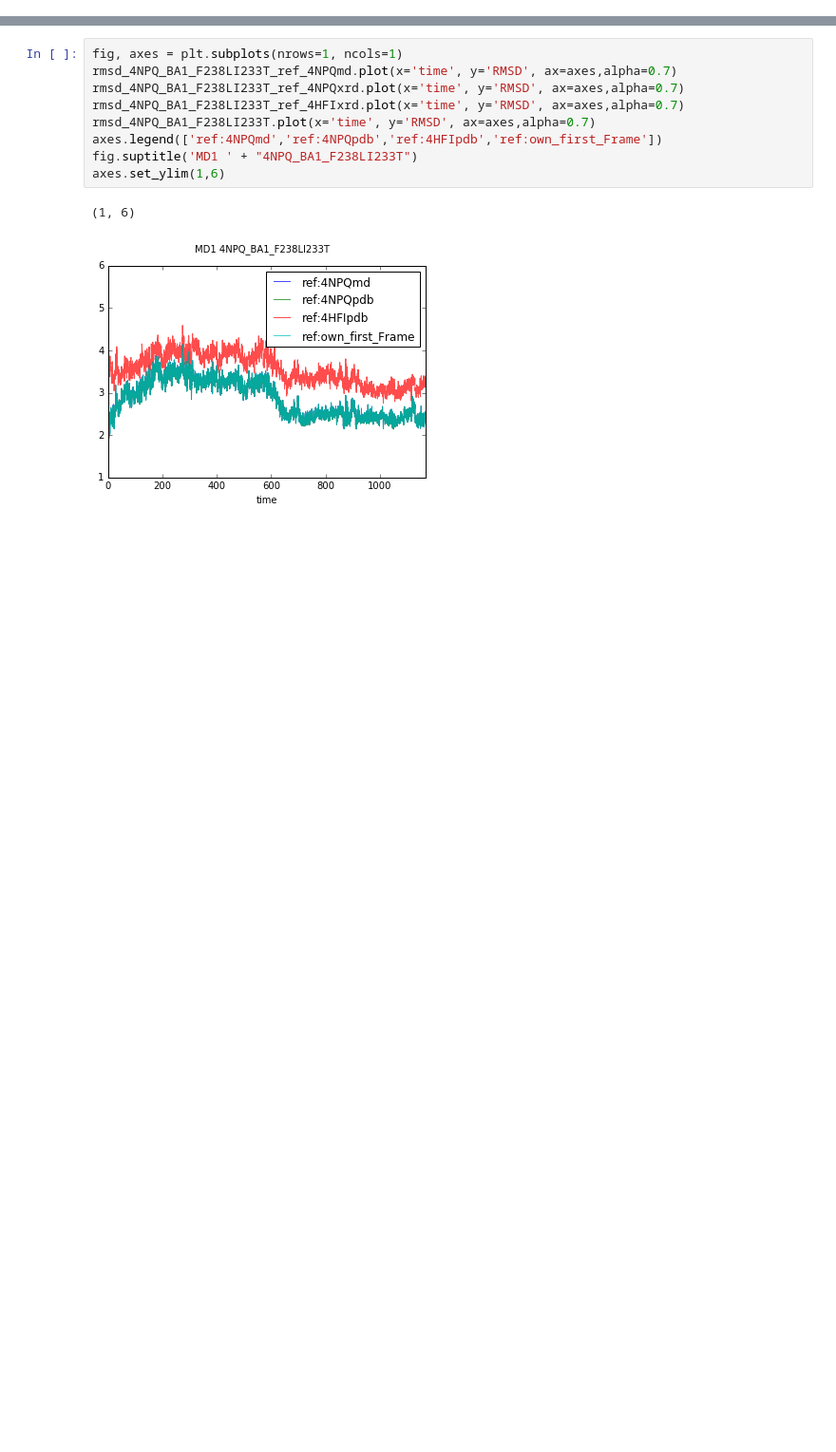
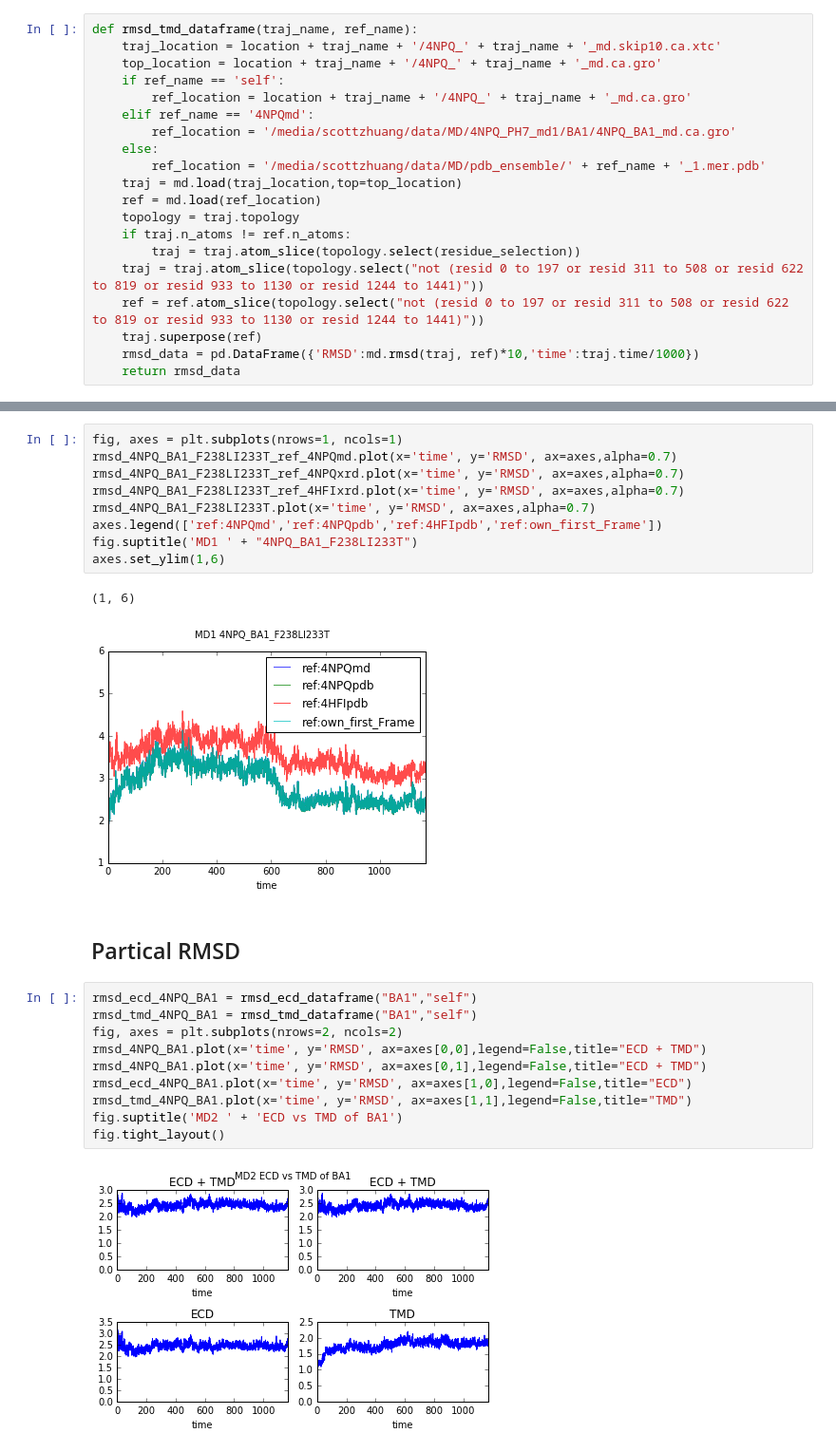
Before and after one commit to chemlove/md_data_analysis, a Jupyter notebook: MD1_RMSD_mdtraj.ipynb, the cells around one changed output, grey strips where cells are left out. Shown at 95% size. Drawn from its saved outputs; the diff is of its cells as text; blank space fills up the shorter version.

Commit message:
partial rmsd

```diff
--- a/MD1_RMSD_mdtraj.ipynb
+++ b/MD1_RMSD_mdtraj.ipynb
@@ -16,3 +36,23 @@ location = '/media/scottzhuang/data/MD/4NPQ_PH7_md1/'
+# %%
+def rmsd_tmd_dataframe(traj_name, ref_name):
+    traj_location = location + traj_name + '/4NPQ_' + traj_name + '_md.skip10.ca.xtc'
+    top_location = location + traj_name + '/4NPQ_' + traj_name + '_md.ca.gro'
+    if ref_name == 'self':
+        ref_location = location + traj_name + '/4NPQ_' + traj_name + '_md.ca.gro'
+    elif ref_name == '4NPQmd':
+        ref_location = '/media/scottzhuang/data/MD/4NPQ_PH7_md1/BA1/4NPQ_BA1_md.ca.gro'
+    else:
+        ref_location = '/media/scottzhuang/data/MD/pdb_ensemble/' + ref_name + '_1.mer.pdb'
+    traj = md.load(traj_location,top=top_location)
+    ref = md.load(ref_location)
+    topology = traj.topology
+    if traj.n_atoms != ref.n_atoms:
+        traj = traj.atom_slice(topology.select(residue_selection))
+    traj = traj.atom_slice(topology.select("not (resid 0 to 197 or resid 311 to 508 or resid 622 to 819 or resid 933 to 1130 or resid 1244 to 1441)"))
+    ref = ref.atom_slice(topology.select("not (resid 0 to 197 or resid 311 to 508 or resid 622 to 819 or resid 933 to 1130 or resid 1244 to 1441)"))
+    traj.superpose(ref)
+    rmsd_data = pd.DataFrame({'RMSD':md.rmsd(traj, ref)*10,'time':traj.time/1000})
+    return rmsd_data
 # %%
 def rmsd_dataframe(traj_name, ref_name):
     traj_location = location + traj_name + '/4NPQ_' + traj_name + '_md.skip10.ca.xtc'
@@ -232,3 +272,17 @@ axes.set_ylim(1,6)
 # %% [output]
 (1, 6)
 [figure]
+# %% [markdown]
+## Partical RMSD
+# %%
+rmsd_ecd_4NPQ_BA1 = rmsd_ecd_dataframe("BA1","self")
+rmsd_tmd_4NPQ_BA1 = rmsd_tmd_dataframe("BA1","self")
+fig, axes = plt.subplots(nrows=2, ncols=2)
+rmsd_4NPQ_BA1.plot(x='time', y='RMSD', ax=axes[0,0],legend=False,title="ECD + TMD")
+rmsd_4NPQ_BA1.plot(x='time', y='RMSD', ax=axes[0,1],legend=False,title="ECD + TMD")
+rmsd_ecd_4NPQ_BA1.plot(x='time', y='RMSD', ax=axes[1,0],legend=False,title="ECD")
+rmsd_tmd_4NPQ_BA1.plot(x='time', y='RMSD', ax=axes[1,1],legend=False,title="TMD")
+fig.suptitle('MD2 ' + 'ECD vs TMD of BA1')
+fig.tight_layout()
+# %% [output]
+[figure, added]
```
Also changed, not shown: parts of 4 cells of this notebook.
